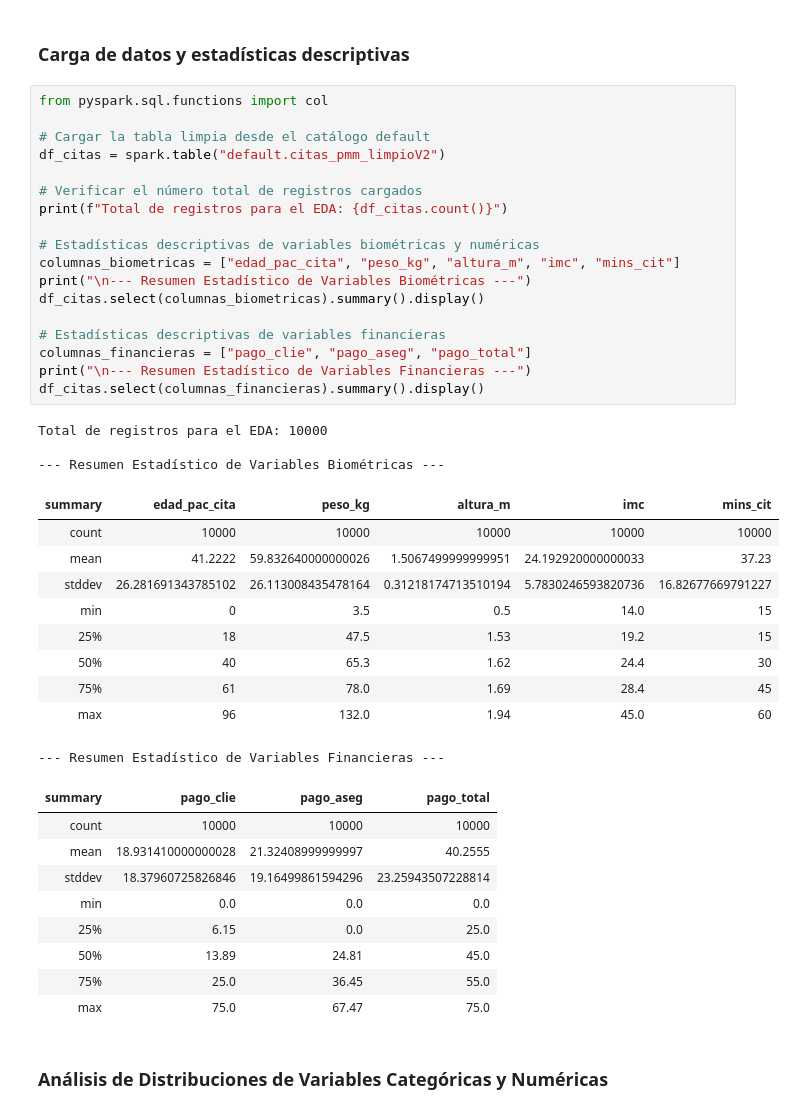
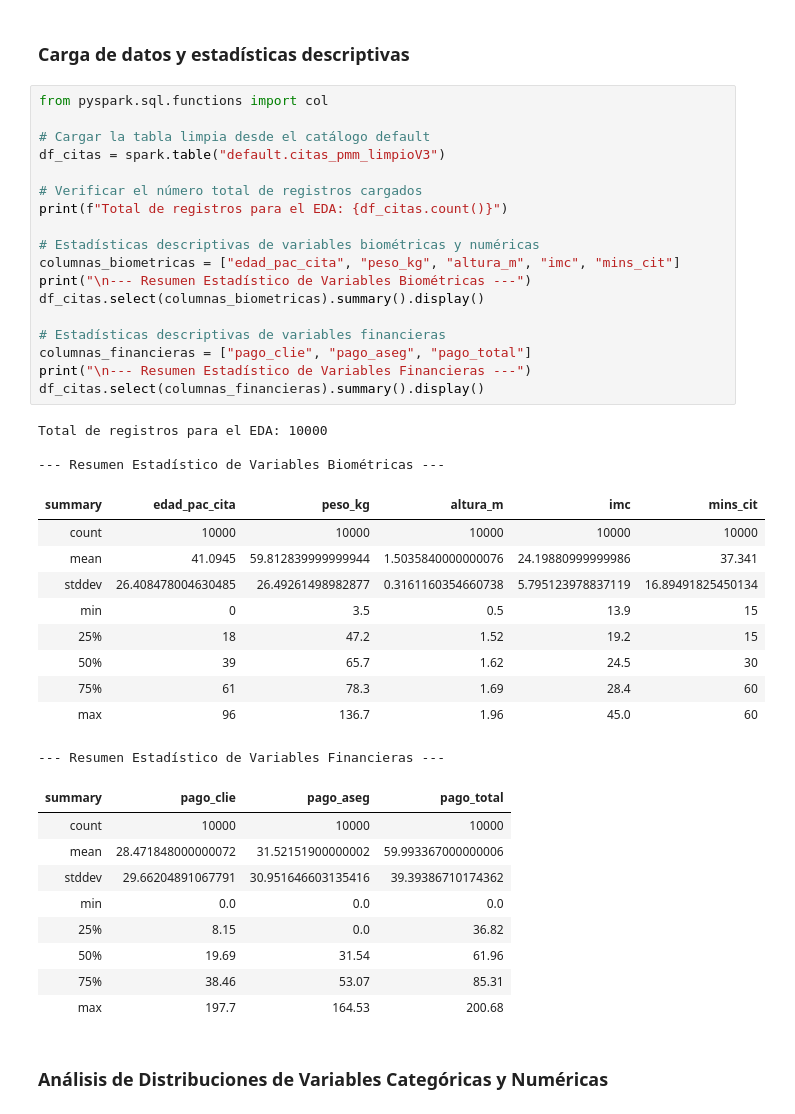
Before and after one commit to Akaru0/Panama-Metropolitan-Medical---Proyecto-Databricks, a Jupyter notebook: 03_analisis_exploratorio.ipynb, the cells around one changed output. Drawn from its saved outputs; the diff is of its cells as text.

```diff
--- a/03_analisis_exploratorio.ipynb
+++ b/03_analisis_exploratorio.ipynb
@@ -3,44 +3,44 @@
 # %%
 from pyspark.sql.functions import col
 
 # Cargar la tabla limpia desde el catálogo default
-df_citas = spark.table("default.citas_pmm_limpioV2")
+df_citas = spark.table("default.citas_pmm_limpioV3")
 
 # Verificar el número total de registros cargados
 print(f"Total de registros para el EDA: {df_citas.count()}")
 
 # Estadísticas descriptivas de variables biométricas y numéricas
 columnas_biometricas = ["edad_pac_cita", "peso_kg", "altura_m", "imc", "mins_cit"]
 print("\n--- Resumen Estadístico de Variables Biométricas ---")
 df_citas.select(columnas_biometricas).summary().display()
 
 # Estadísticas descriptivas de variables financieras
 columnas_financieras = ["pago_clie", "pago_aseg", "pago_total"]
 print("\n--- Resumen Estadístico de Variables Financieras ---")
 df_citas.select(columnas_financieras).summary().display()
 # %% [output]
 Total de registros para el EDA: 10000
 
 --- Resumen Estadístico de Variables Biométricas ---
 | summary | edad_pac_cita | peso_kg | altura_m | imc | mins_cit |
 | count | 10000 | 10000 | 10000 | 10000 | 10000 |
-| mean | 41.2222 | 59.832640000000026 | 1.5067499999999951 | 24.192920000000033 | 37.23 |
-| stddev | 26.281691343785102 | 26.113008435478164 | 0.31218174713510194 | 5.7830246593820736 | 16.82677669791227 |
-| min | 0 | 3.5 | 0.5 | 14.0 | 15 |
-| 25% | 18 | 47.5 | 1.53 | 19.2 | 15 |
-| 50% | 40 | 65.3 | 1.62 | 24.4 | 30 |
-| 75% | 61 | 78.0 | 1.69 | 28.4 | 45 |
-| max | 96 | 132.0 | 1.94 | 45.0 | 60 |
+| mean | 41.0945 | 59.812839999999944 | 1.5035840000000076 | 24.19880999999986 | 37.341 |
+| stddev | 26.408478004630485 | 26.49261498982877 | 0.3161160354660738 | 5.795123978837119 | 16.89491825450134 |
+| min | 0 | 3.5 | 0.5 | 13.9 | 15 |
+| 25% | 18 | 47.2 | 1.52 | 19.2 | 15 |
+| 50% | 39 | 65.7 | 1.62 | 24.5 | 30 |
+| 75% | 61 | 78.3 | 1.69 | 28.4 | 60 |
+| max | 96 | 136.7 | 1.96 | 45.0 | 60 |
 --- Resumen Estadístico de Variables Financieras ---
 | summary | pago_clie | pago_aseg | pago_total |
 | count | 10000 | 10000 | 10000 |
-| mean | 18.931410000000028 | 21.32408999999997 | 40.2555 |
-| stddev | 18.37960725826846 | 19.16499861594296 | 23.25943507228814 |
+| mean | 28.471848000000072 | 31.52151900000002 | 59.993367000000006 |
+| stddev | 29.66204891067791 | 30.951646603135416 | 39.39386710174362 |
 | min | 0.0 | 0.0 | 0.0 |
-| 25% | 6.15 | 0.0 | 25.0 |
-| 50% | 13.89 | 24.81 | 45.0 |
-| 75% | 25.0 | 36.45 | 55.0 |
-| max | 75.0 | 67.47 | 75.0 |
+| 25% | 8.15 | 0.0 | 36.82 |
+| 50% | 19.69 | 31.54 | 61.96 |
+| 75% | 38.46 | 53.07 | 85.31 |
+| max | 197.7 | 164.53 | 200.68 |
 # %% [markdown]
 ### Análisis de Distribuciones de Variables Categóricas y Numéricas
 # %%
```
Also changed, not shown: parts of 3 cells of this notebook, 4 other files.
